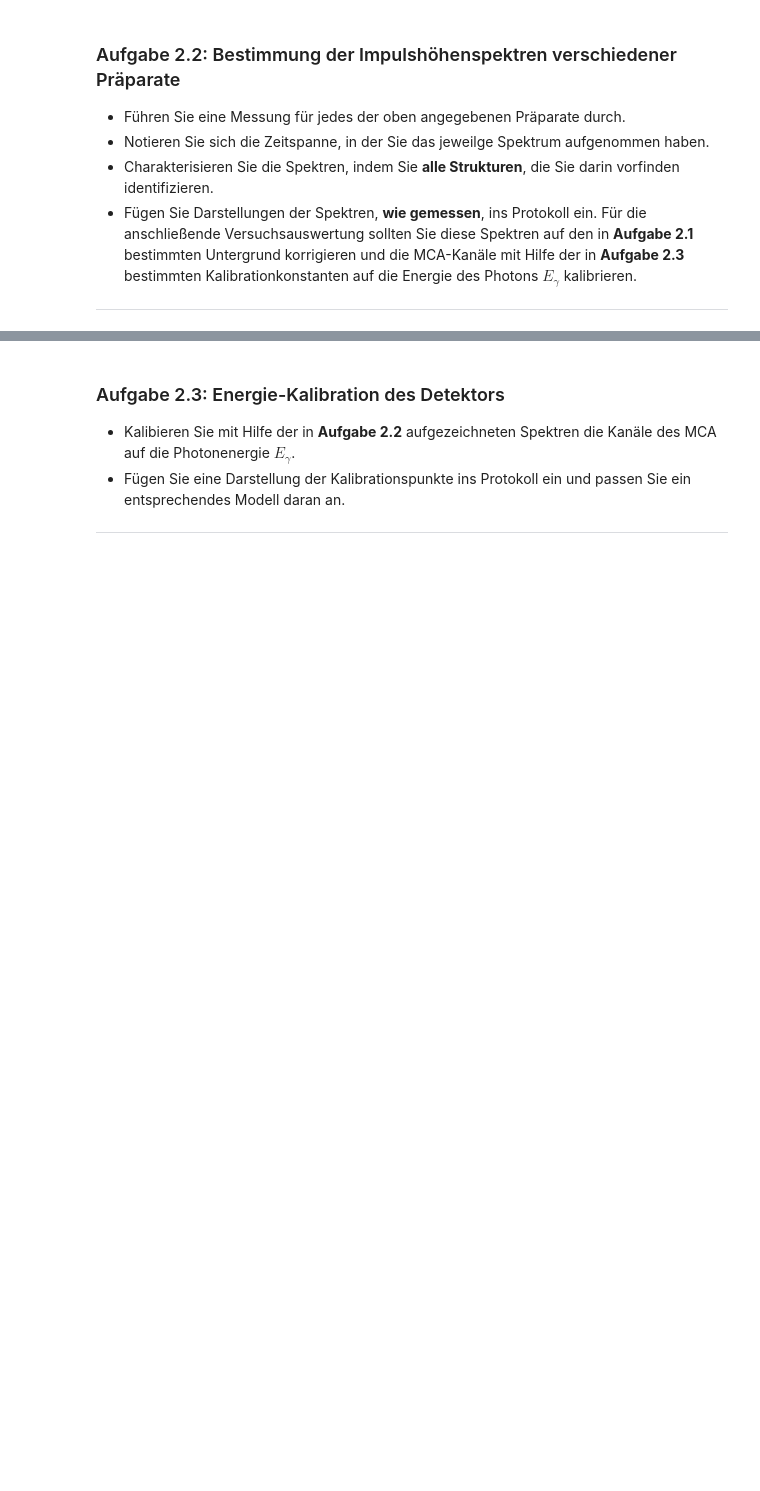
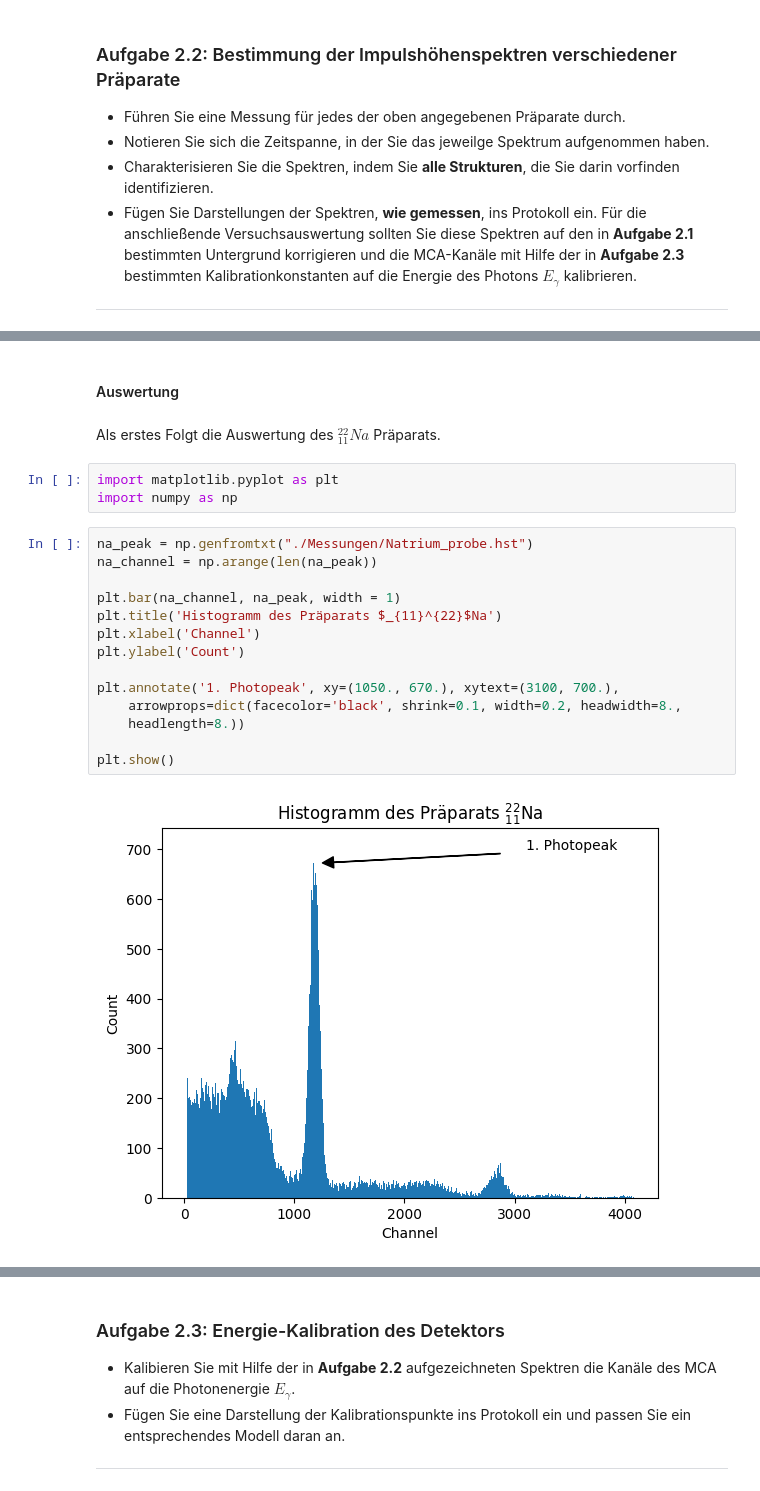
Before and after one commit to AlFa-Tier/Uni_codes, a Jupyter notebook: Praktikum/Gammaspektroskopie/Gammaspektroskopie.ipynb, the cells around one changed output, grey strips where cells are left out. Drawn from its saved outputs; the diff is of its cells as text; blank space fills up the shorter version.

```diff
--- a/Praktikum/Gammaspektroskopie/Gammaspektroskopie.ipynb
+++ b/Praktikum/Gammaspektroskopie/Gammaspektroskopie.ipynb
@@ -268,0 +277,23 @@ Für den Versuch sind folgende Phänomen:
+# %% [markdown]
+#### Auswertung
+# %% [markdown]
+Als erstes Folgt die Auswertung des $_{11}^{22}Na$ Präparats.
+# %%
+import matplotlib.pyplot as plt
+import numpy as np
+# %%
+na_peak = np.genfromtxt("./Messungen/Natrium_probe.hst")
+na_channel = np.arange(len(na_peak))
+
+plt.bar(na_channel, na_peak, width = 1)
+plt.title('Histogramm des Präparats $_{11}^{22}$Na')
+plt.xlabel('Channel')
+plt.ylabel('Count')
+
+plt.annotate('1. Photopeak', xy=(1050., 670.), xytext=(3100, 700.),
+    arrowprops=dict(facecolor='black', shrink=0.1, width=0.2, headwidth=8.,
+    headlength=8.))
+
+plt.show()
+# %% [output]
+[figure, added]
```
Also changed, not shown: parts of 6 cells of this notebook.
